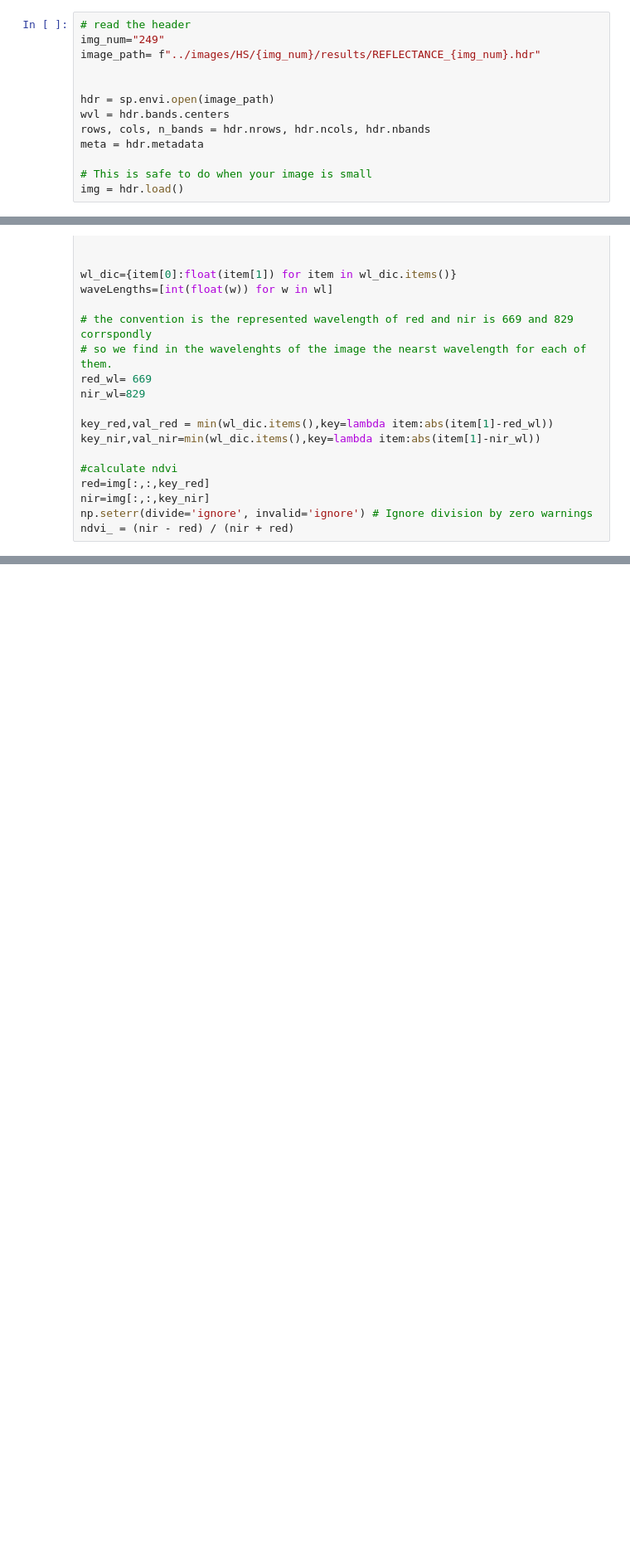
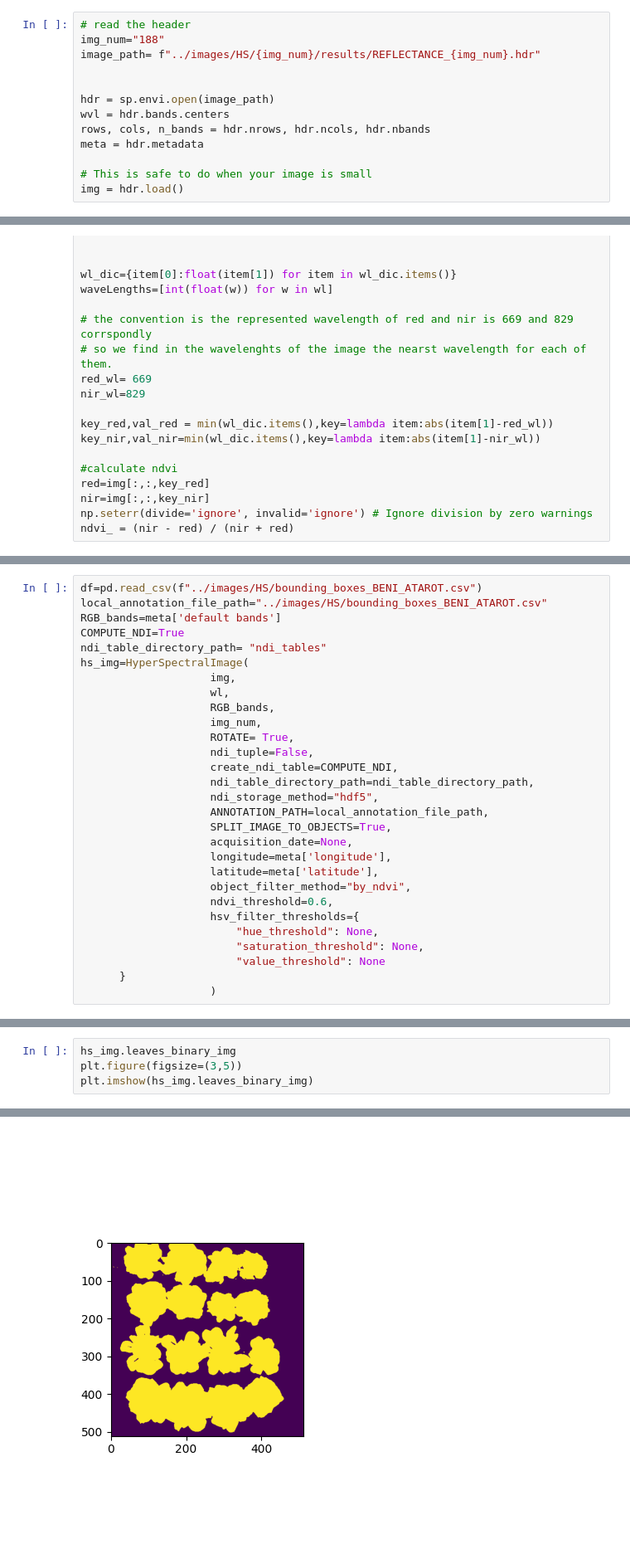
Before and after one commit to DavidBMvolcani/phenomobile, a Jupyter notebook: examples/hp_img_test.ipynb, the cells around one changed output, grey strips where cells are left out. Shown at 83% size. Cells and saved outputs as stored; diff of their text form; blank space fills up the shorter version.

```diff
--- a/examples/hp_img_test.ipynb
+++ b/examples/hp_img_test.ipynb
@@ -36,7 +36,7 @@ from datetime import datetime
 %matplotlib widget
 # %%
 # read the header
-img_num="249"
+img_num="188"
 image_path= f"../images/HS/{img_num}/results/REFLECTANCE_{img_num}.hdr"
 
 
@@ -85,0 +104,29 @@ plt.show()
+# %%
+df=pd.read_csv(f"../images/HS/bounding_boxes_BENI_ATAROT.csv")
+local_annotation_file_path="../images/HS/bounding_boxes_BENI_ATAROT.csv"
+RGB_bands=meta['default bands']
+COMPUTE_NDI=True
+ndi_table_directory_path= "ndi_tables"
+hs_img=HyperSpectralImage(
+                    img,
+                    wl,
+                    RGB_bands,
+                    img_num,
+                    ROTATE= True,
+                    ndi_tuple=False,
+                    create_ndi_table=COMPUTE_NDI,
+                    ndi_table_directory_path=ndi_table_directory_path,
+                    ndi_storage_method="hdf5",
+                    ANNOTATION_PATH=local_annotation_file_path,
+                    SPLIT_IMAGE_TO_OBJECTS=True,
+                    acquisition_date=None,
+                    longitude=meta['longitude'],
+                    latitude=meta['latitude'],
+                    object_filter_method="by_ndvi",
+                    ndvi_threshold=0.6,
+                    hsv_filter_thresholds={
+                        "hue_threshold": None,
+                        "saturation_threshold": None,
+                        "value_threshold": None
+      }
+                    )
@@ -85,0 +163,5 @@ plt.show()
+# %%
+hs_img.leaves_binary_img
+plt.figure(figsize=(3,5))
+plt.imshow(hs_img.leaves_binary_img)
+# %% [output]
@@ -85,0 +169 @@ plt.show()
+[figure, added]
```
Also changed, not shown: parts of 10 cells of this notebook, 38 other files.
